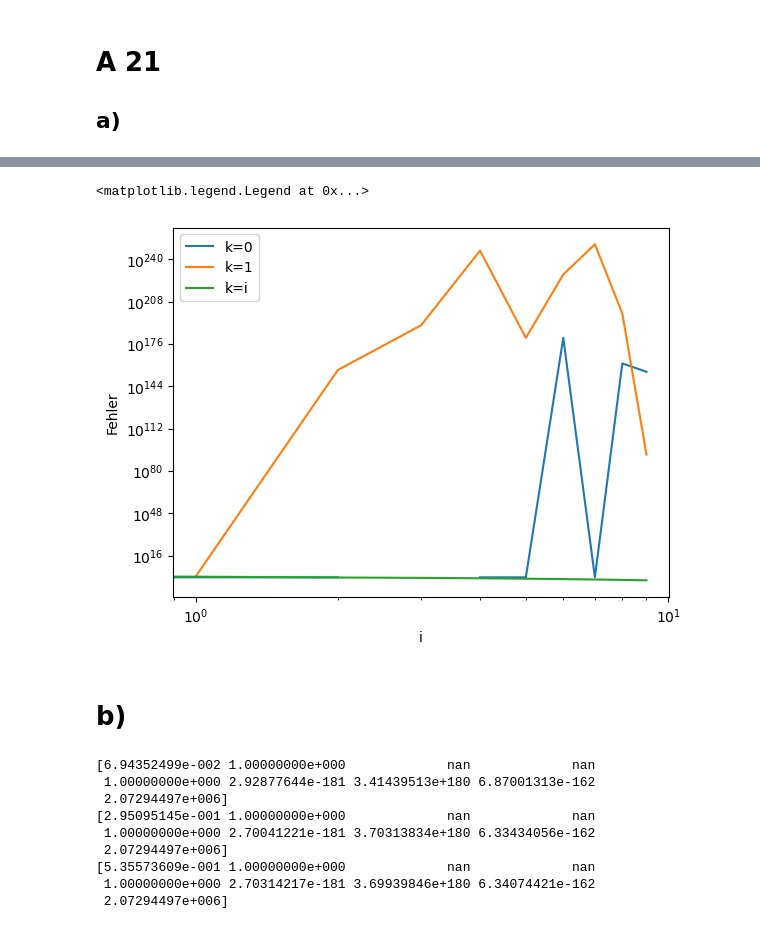
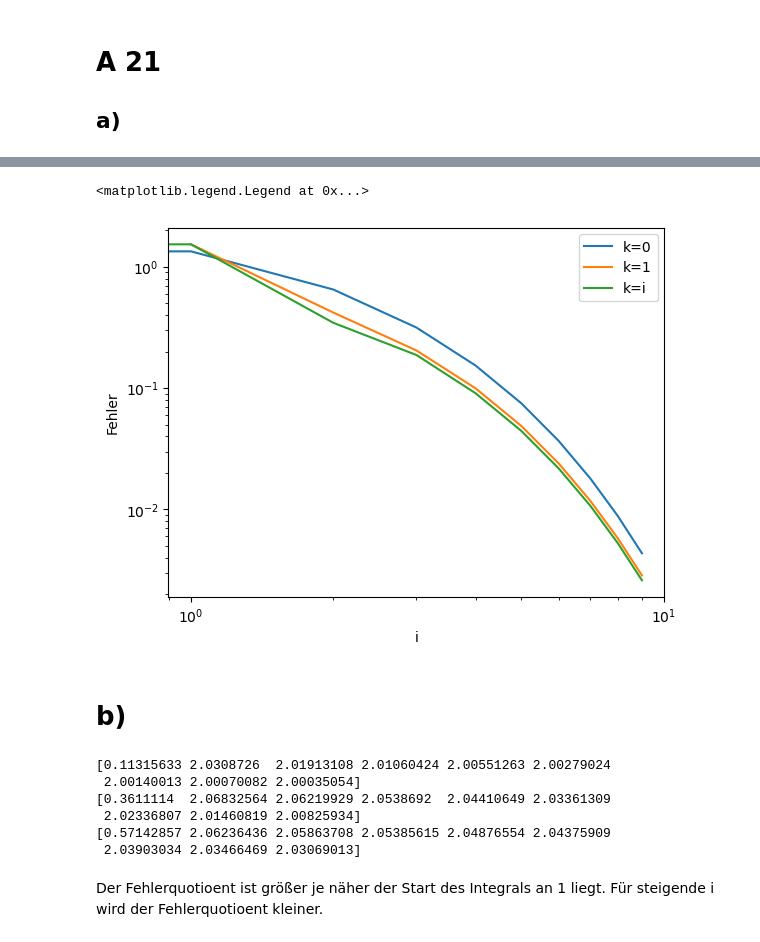
Before and after one commit to finndaut/24bnu, a Jupyter notebook: U07.ipynb, the cells around one changed output, grey strips where cells are left out. Drawn from its saved outputs; the diff is of its cells as text; code cells hidden in the pictures.

```diff
--- a/U07.ipynb
+++ b/U07.ipynb
@@ -52,7 +52,7 @@ fig, ax = plt.subplots()
 
 for k in [0,1]:
     plot_range = i_range[k:]
-    ax.semilogy(plot_range, error[k,plot_range], label='k=%i' %k)
+    ax.semilogy(plot_range, error[plot_range, k], label='k=%i' %k)
 
 ax.semilogy(i_range, error[i_range,i_range], label='k=i')
 ax.set(xlabel='i', ylabel='Fehler')
@@ -73,7 +73,7 @@ fig, ax = plt.subplots()
 
 for k in [0,1]:
     plot_range = i_range[k:]
-    ax.loglog(plot_range, error[k,plot_range], label='k=%i' %k)
+    ax.semilogy(plot_range, error[plot_range, k], label='k=%i' %k)
 
 ax.loglog(i_range, error[i_range,i_range], label='k=i')
 ax.set(xlabel='i', ylabel='Fehler')
@@ -84,37 +84,37 @@ ax.legend()
 # %%
 import matplotlib.pyplot as plt
 
 
 start = 1
 error = abs(romberg(start) - intf(start))
 i_range = np.arange(0,10)
 
 
 fig, ax = plt.subplots()
 
 for k in [0,1]:
     plot_range = i_range[k:]
-    ax.loglog(plot_range, error[k,plot_range], label='k=%i' %k)
+    ax.semilogy(plot_range, error[plot_range, k], label='k=%i' %k)
 
 ax.loglog(i_range, error[i_range,i_range], label='k=i')
 ax.set(xlabel='i', ylabel='Fehler')
 ax.legend()
 # %% [output]
 <matplotlib.legend.Legend at 0x...>
-[figure, old version]
+[figure, new version]
 # %% [markdown]
 # b)
 # %%
 for start in [1.2, 1.005, 1]:
-    error = abs(romberg(start)[0] - intf(start))
+    error = abs(romberg(start)[:,0] - intf(start))
     print(error[:-1]/error[1:])
 # %% [output]
-[6.94352499e-002 1.00000000e+000             nan             nan
- 1.00000000e+000 2.92877644e-181 3.41439513e+180 6.87001313e-162
- 2.07294497e+006]
-[2.95095145e-001 1.00000000e+000             nan             nan
- 1.00000000e+000 2.70041221e-181 3.70313834e+180 6.33434056e-162
- 2.07294497e+006]
-[5.35573609e-001 1.00000000e+000             nan             nan
- 1.00000000e+000 2.70314217e-181 3.69939846e+180 6.34074421e-162
- 2.07294497e+006]
+[0.11315633 2.0308726  2.01913108 2.01060424 2.00551263 2.00279024
+ 2.00140013 2.00070082 2.00035054]
+[0.3611114  2.06832564 2.06219929 2.0538692  2.04410649 2.03361309
+ 2.02336807 2.01460819 2.00825934]
+[0.57142857 2.06236436 2.05863708 2.05385615 2.04876554 2.04375909
+ 2.03903034 2.03466469 2.03069013]
+# %% [markdown]
+Der Fehlerquotioent ist größer je näher der Start des Integrals an 1 liegt.
+Für steigende i wird der Fehlerquotioent kleiner.
```
Also changed, not shown: parts of 2 cells of this notebook.
